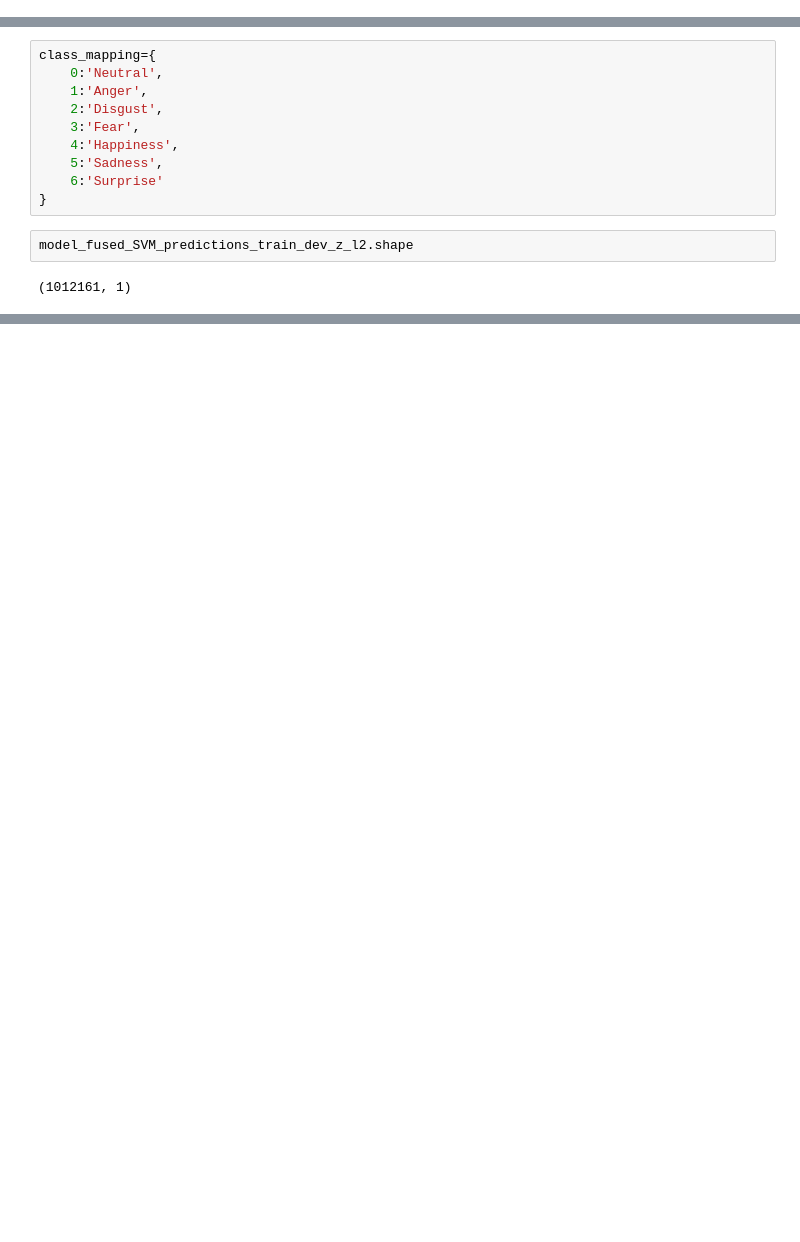
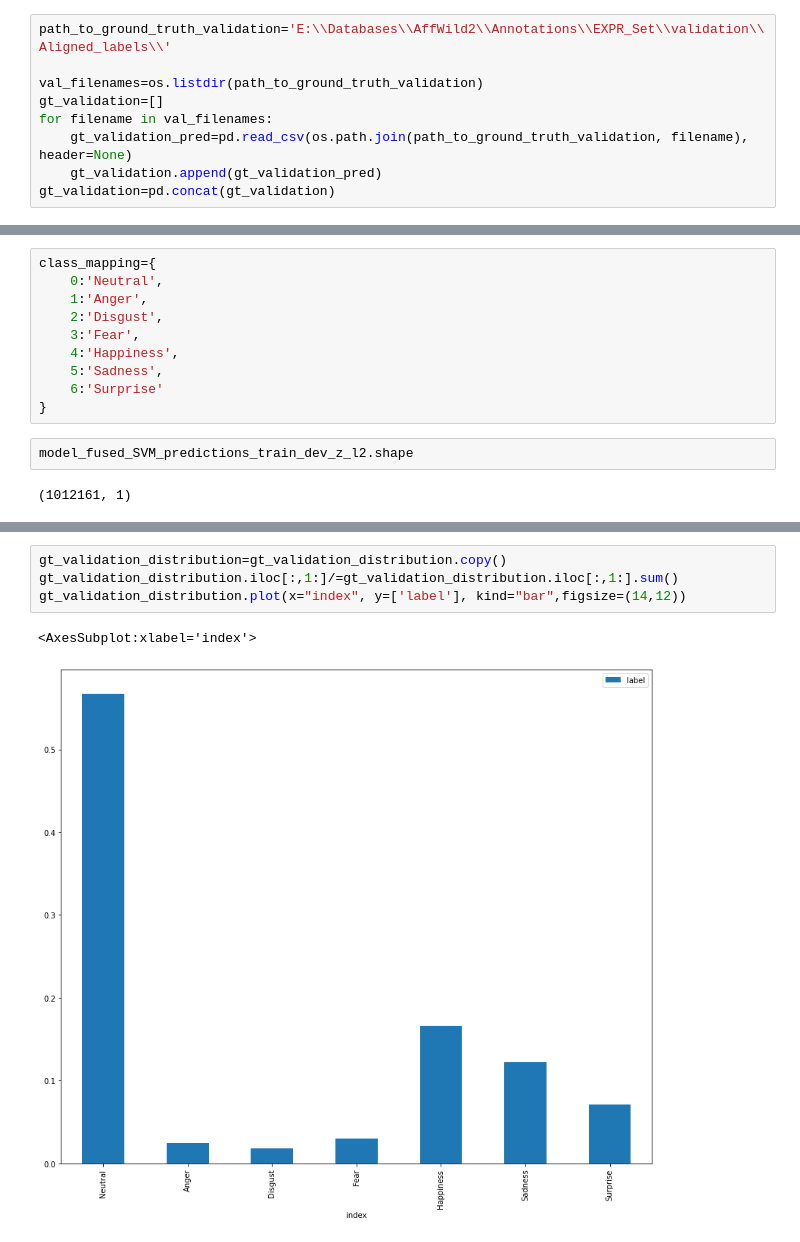
Before and after one commit to DresvyanskiyDenis/FG_2020, a Jupyter notebook: Fusion/Visualization/Class_distribution.ipynb, the cells around one changed output, grey strips where cells are left out. Saved outputs shown, nothing was run; the diff lists cells and outputs as text; blank space fills up the shorter version.

```diff
--- a/Fusion/Visualization/Class_distribution.ipynb
+++ b/Fusion/Visualization/Class_distribution.ipynb
@@ -217,3 +220,12 @@ model_linearSVM_predictions_train_power=np.argmax(model_linearSVM_predictions_tr
 model_linearSVM_predictions_train_dev_power=np.argmax(model_linearSVM_predictions_train_dev_power.values, axis=-1)[...,np.newaxis]
 model_linearSVM_predictions_train_z_l2=np.argmax(model_linearSVM_predictions_train_z_l2.values, axis=-1)[...,np.newaxis]
 model_linearSVM_predictions_train_dev_z_l2=np.argmax(model_linearSVM_predictions_train_dev_z_l2.values, axis=-1)[...,np.newaxis]
+# %%
+path_to_ground_truth_validation='E:\\Databases\\AffWild2\\Annotations\\EXPR_Set\\validation\\Aligned_labels\\'
+
+val_filenames=os.listdir(path_to_ground_truth_validation)
+gt_validation=[]
+for filename in val_filenames:
+    gt_validation_pred=pd.read_csv(os.path.join(path_to_ground_truth_validation, filename), header=None)
+    gt_validation.append(gt_validation_pred)
+gt_validation=pd.concat(gt_validation)
@@ -274,0 +353,7 @@ plt.show()
+# %%
+gt_validation_distribution=gt_validation_distribution.copy()
+gt_validation_distribution.iloc[:,1:]/=gt_validation_distribution.iloc[:,1:].sum()
+gt_validation_distribution.plot(x="index", y=['label'], kind="bar",figsize=(14,12))
+# %% [output]
+<AxesSubplot:xlabel='index'>
+[figure, added]
```
Also changed, not shown: parts of 12 cells of this notebook, 3 other files.
